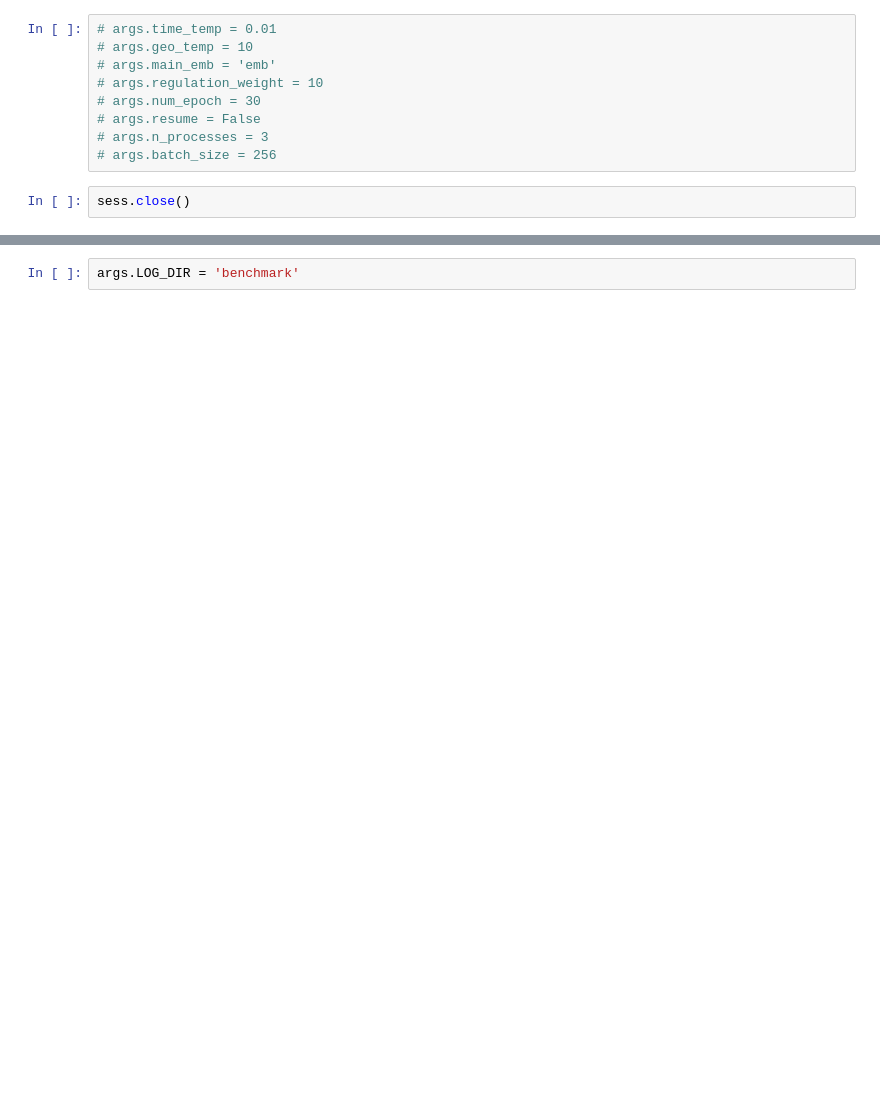
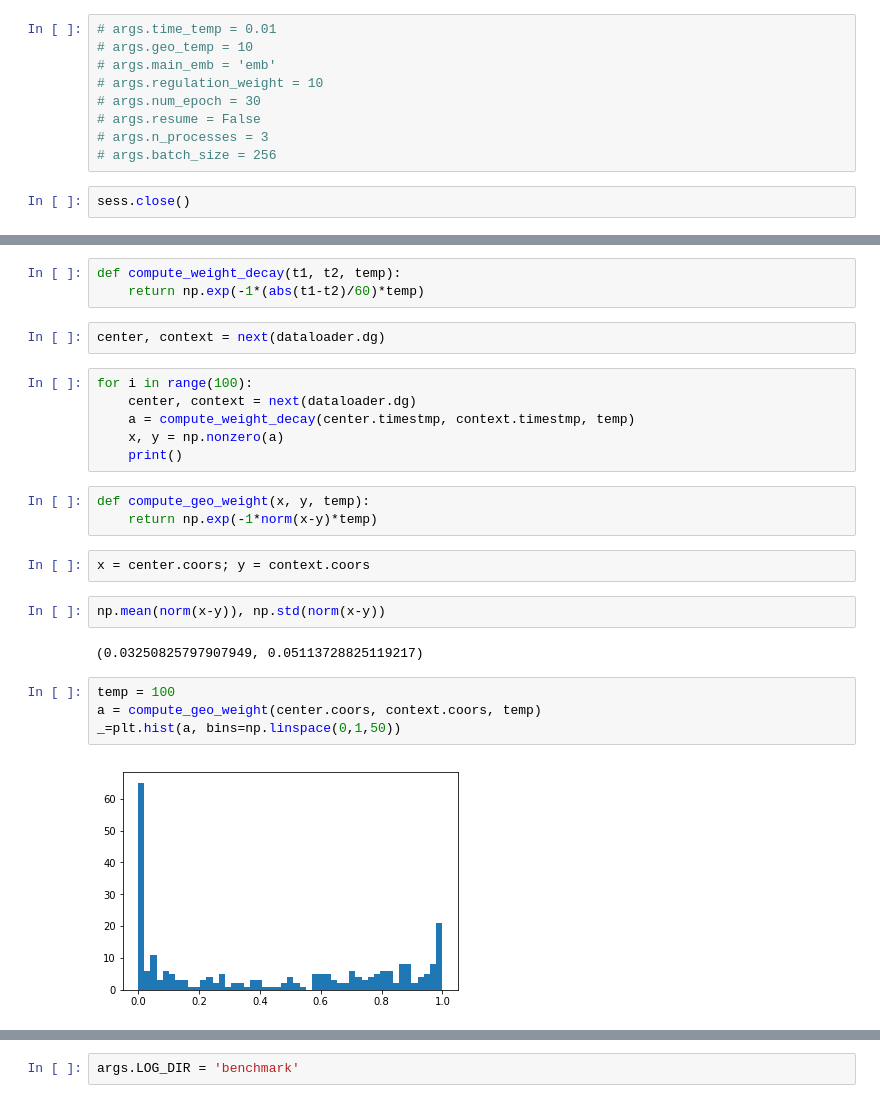
Before and after one commit to kunrenzhilu/STgram, a Jupyter notebook: STSkipgram.ipynb, the cells around one changed output, grey strips where cells are left out. Cells and saved outputs as stored; diff of their text form; blank space fills up the shorter version.

```diff
--- a/STSkipgram.ipynb
+++ b/STSkipgram.ipynb
@@ -160,0 +186,26 @@ KeyboardInterrupt:
+# %%
+def compute_weight_decay(t1, t2, temp):
+    return np.exp(-1*(abs(t1-t2)/60)*temp)
+# %%
+center, context = next(dataloader.dg)
+# %%
+for i in range(100):
+    center, context = next(dataloader.dg)
+    a = compute_weight_decay(center.timestmp, context.timestmp, temp)
+    x, y = np.nonzero(a)
+    print()
+# %%
+def compute_geo_weight(x, y, temp):
+    return np.exp(-1*norm(x-y)*temp)
+# %%
+x = center.coors; y = context.coors
+# %%
+np.mean(norm(x-y)), np.std(norm(x-y))
+# %% [output]
+(0.03250825797907949, 0.05113728825119217)
+# %%
+temp = 100
+a = compute_geo_weight(center.coors, context.coors, temp)
+_=plt.hist(a, bins=np.linspace(0,1,50))
+# %% [output]
+[figure, added]
```
Also changed, not shown: parts of 15 cells of this notebook, 7 other files.
